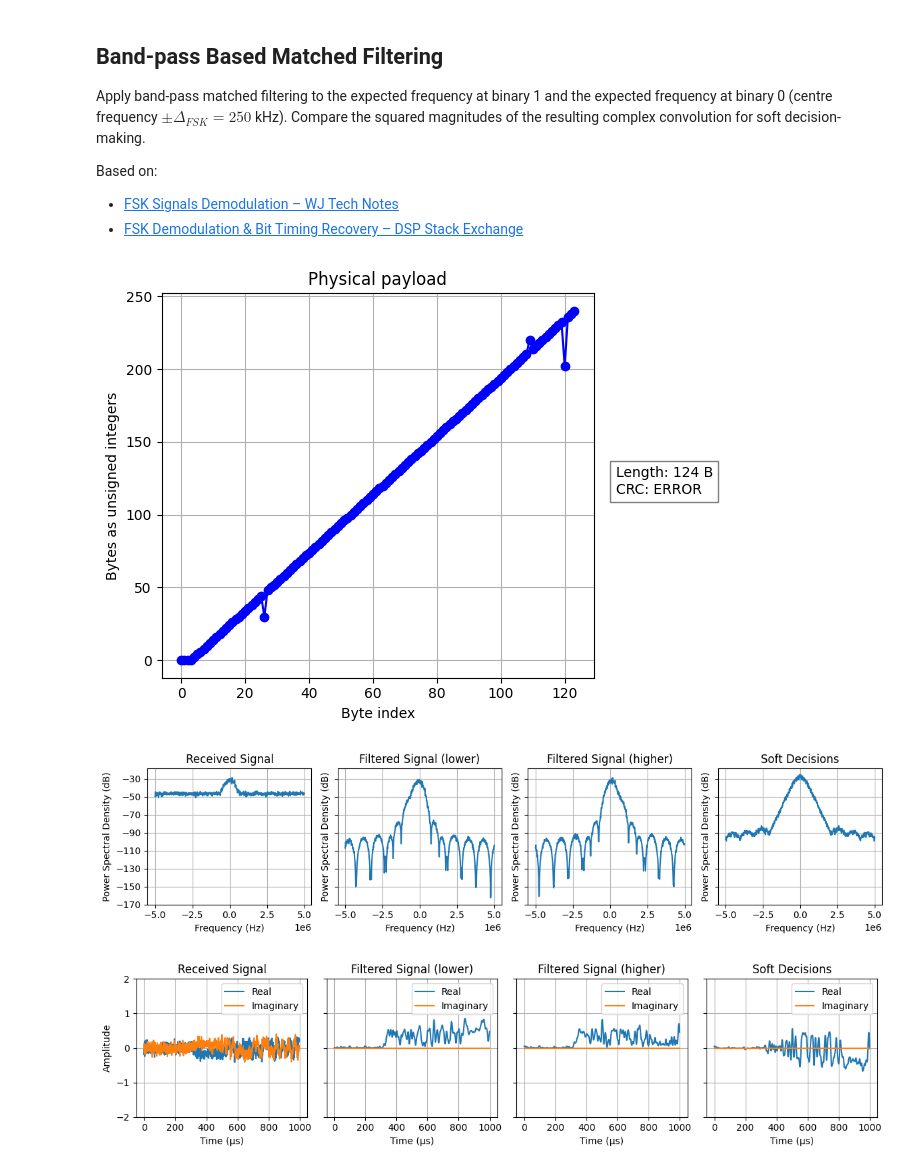
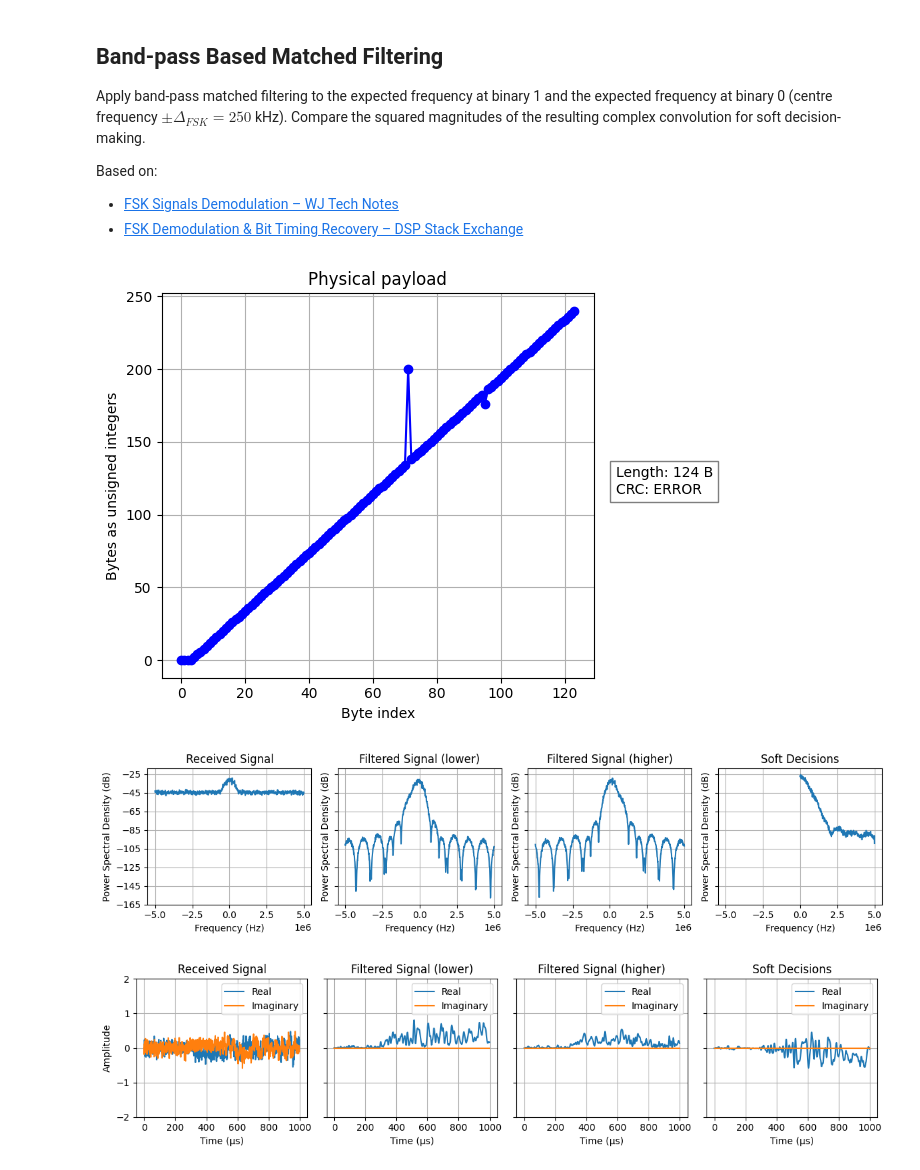
Before and after one commit to SDMote/SDR_projects, a Jupyter notebook: python_phy/ble_matched_filter_prototype.ipynb, the cells around one changed output. Cells and saved outputs as stored; diff of their text form; code cells hidden in the pictures.

```diff
--- a/python_phy/ble_matched_filter_prototype.ipynb
+++ b/python_phy/ble_matched_filter_prototype.ipynb
@@ -22,7 +22,7 @@ filename = "BLE_0dBm.dat"  # Open BLE file
 iq_samples = read_iq_data(f"../capture_nRF/data/new/{filename}")
 fsk_deviation_ble: float = 250e3  # Hz
 
-noise_power = -15
+noise_power = -13
 iq_samples_noisy = add_white_gaussian_noise(iq_samples, noise_power)
 
 figsize = (12, 3)
@@ -172,7 +172,11 @@ iq_samples_lower_square /= np.max(iq_samples_lower_square)
 iq_samples_higher_square /= np.max(iq_samples_higher_square)
 
 # Subtract to obtain soft decisions
-soft_decisions_subtracted = iq_samples_higher_square - iq_samples_lower_square
+soft_decisions_subtracted = np.real(iq_samples_higher_square - iq_samples_lower_square)
+
+# Symbol synchronisation
+bit_samples = symbol_sync(soft_decisions_subtracted, sps=sps)
+bit_samples = binary_slicer(bit_samples)
 
 # ---- Plots ----
 received_packets: list[dict] = receiver_ble.process_phy_packet(bit_samples)
@@ -190,33 +194,33 @@ plot_periodograms(
     titles=[
         "Received Signal",
         "Filtered Signal (lower)",
         "Filtered Signal (higher)",
         "Soft Decisions",
     ],
     figsize=(12, 3),
     NFFT=1024,
     horizontal=True,
 )
 
 plot_complex_time(
     [
         iq_samples_noisy[time_interval[0] : time_interval[1]],
         iq_samples_lower_square[time_interval[0] : time_interval[1]],
         iq_samples_higher_square[time_interval[0] : time_interval[1]],
         soft_decisions_subtracted[time_interval[0] : time_interval[1]],
     ],
     fs=fs,
     titles=[
         "Received Signal",
         "Filtered Signal (lower)",
         "Filtered Signal (higher)",
         "Soft Decisions",
     ],
     figsize=(12, 3),
     ylim=(-2, 2),
     horizontal=True,
 )
 # %% [output]
-[figure, old version]
+[figure, new version]
-[figure, old version]
+[figure, new version]
-[figure, old version]
+[figure, new version]
```
Also changed, not shown: parts of 2 cells of this notebook, 1 other file.
